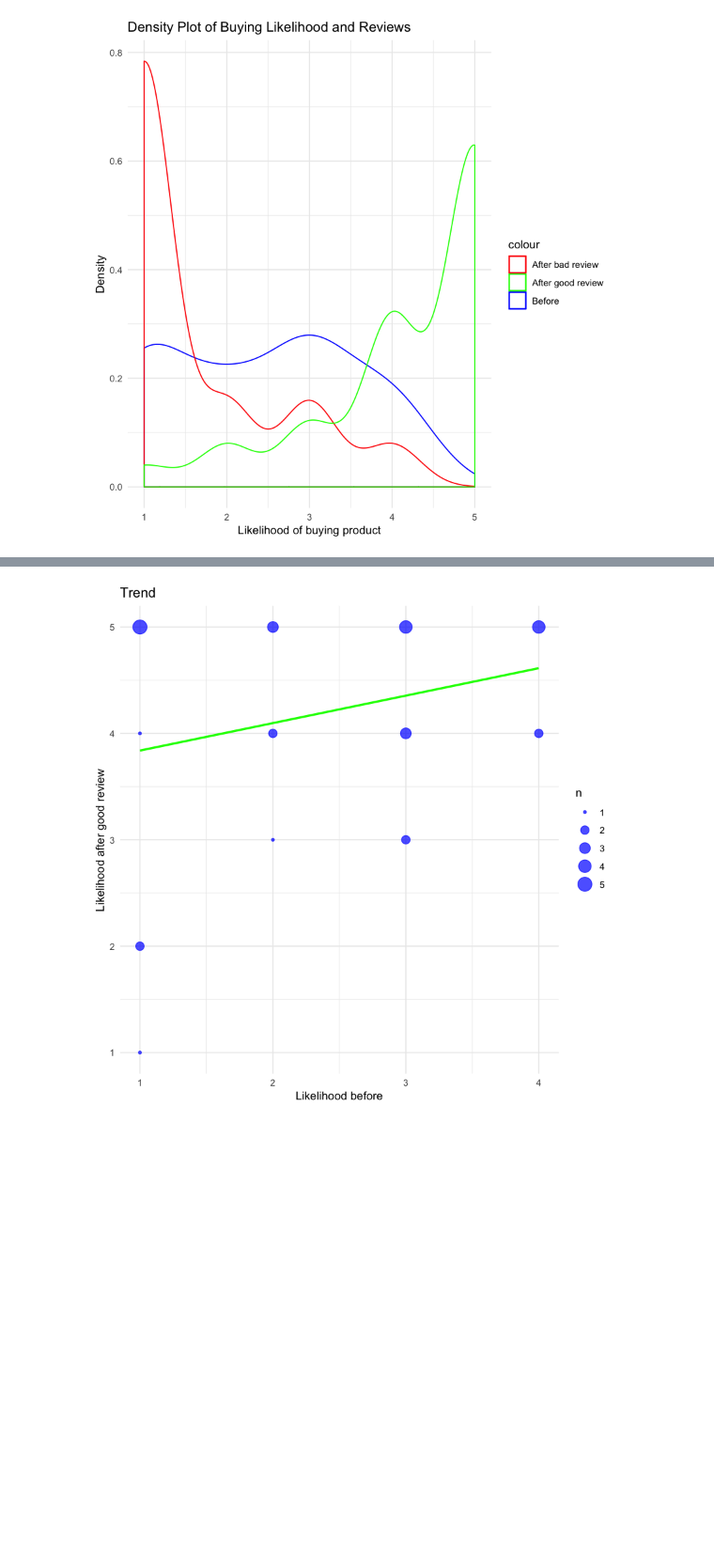
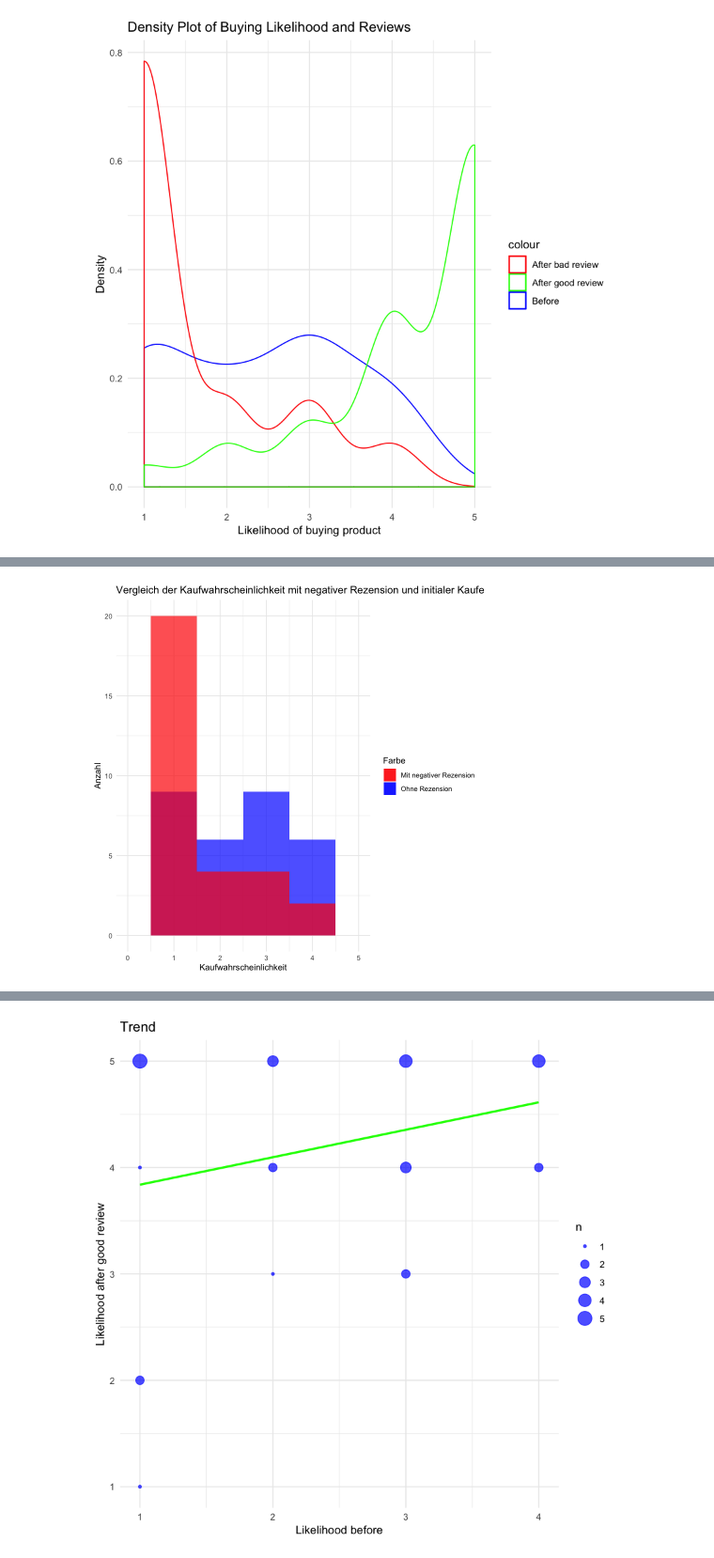
Before and after one commit to davidmescudi/WAL23-24, a Jupyter notebook: stat.ipynb, the cells around one changed output, grey strips where cells are left out. Shown at 94% size. Cells and saved outputs as stored; diff of their text form; code cells hidden in the pictures; blank space fills up the shorter version.

```diff
--- a/stat.ipynb
+++ b/stat.ipynb
@@ -30,0 +45,13 @@ ggplot(data, aes(x = data$prod1_initial, color = "Before")) +
+# %%
+ggplot(data, aes(x = `prod1_initial`, fill = "Ohne Rezension")) +
+  geom_histogram(binwidth = 1, position = "identity", alpha = 0.7) +
+  geom_histogram(aes(x = `prod1_high_bad`, fill = "Mit negativer Rezension"), binwidth = 1, position = "identity", alpha = 0.7) +
+  labs(title = "Vergleich der Kaufwahrscheinlichkeit mit negativer Rezension und initialer Kaufentscheidung",
+       x = "Kaufwahrscheinlichkeit", y = "Anzahl") +
+  scale_fill_manual(name = "Farbe", values = c("Ohne Rezension" = "blue", "Mit negativer Rezension" = "red")) +
+  theme_minimal() +
+  xlim(0, 5) +
+  ylim(0,20)
+
+ggsave("img/box_likelihood_bad.png", device = "png", width = 8, height = 6, units = "in", dpi = 300, bg = "transparent")
+# %% [output]
@@ -31,3 +66,4 @@ ggplot(data, aes(x = data$prod1_initial, color = "Before")) +
+[figure, added]
 # %%
 ggplot(data, aes(x = data$prod1_initial, fill = "Before")) +
   geom_histogram(binwidth = 1, position = "identity", alpha = 0.7) +
```
Also changed, not shown: parts of 6 cells of this notebook.
